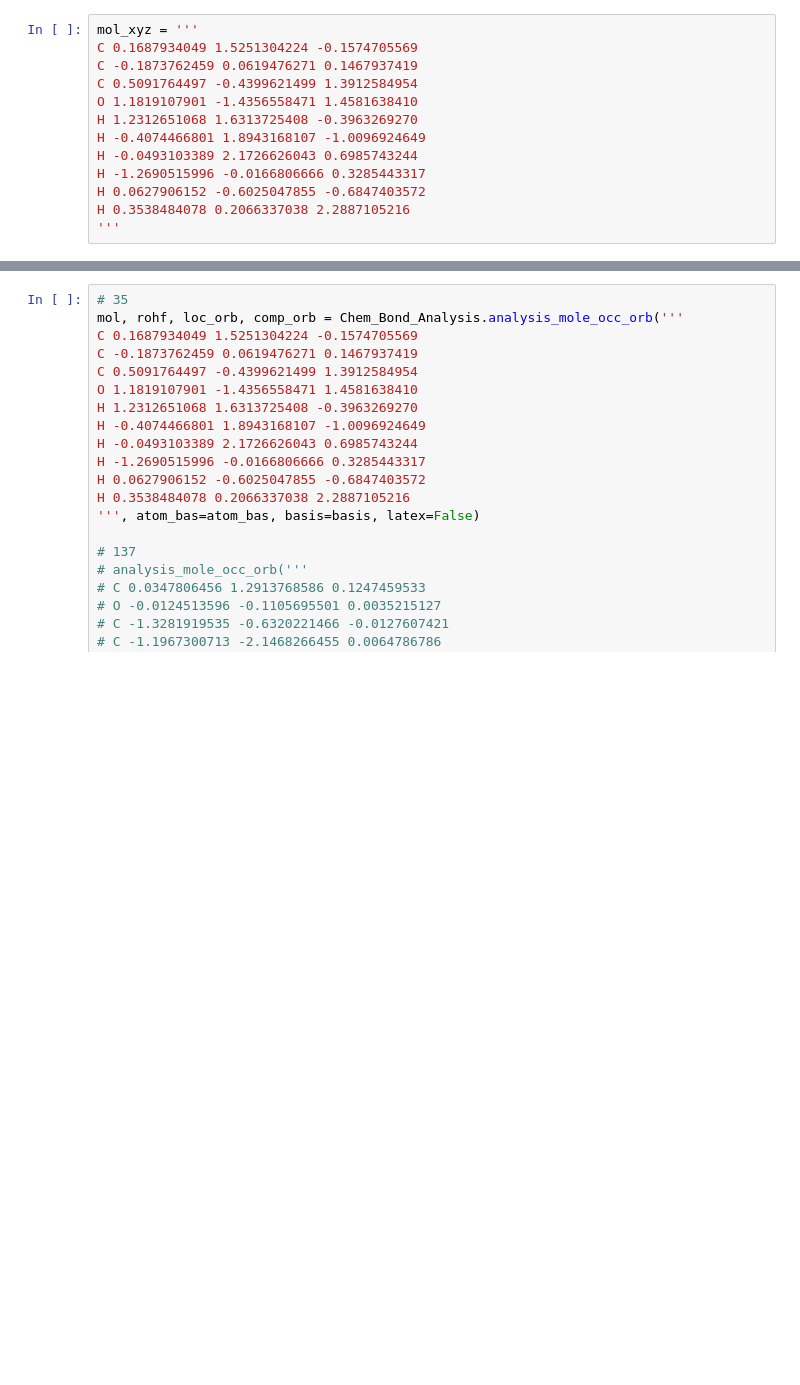
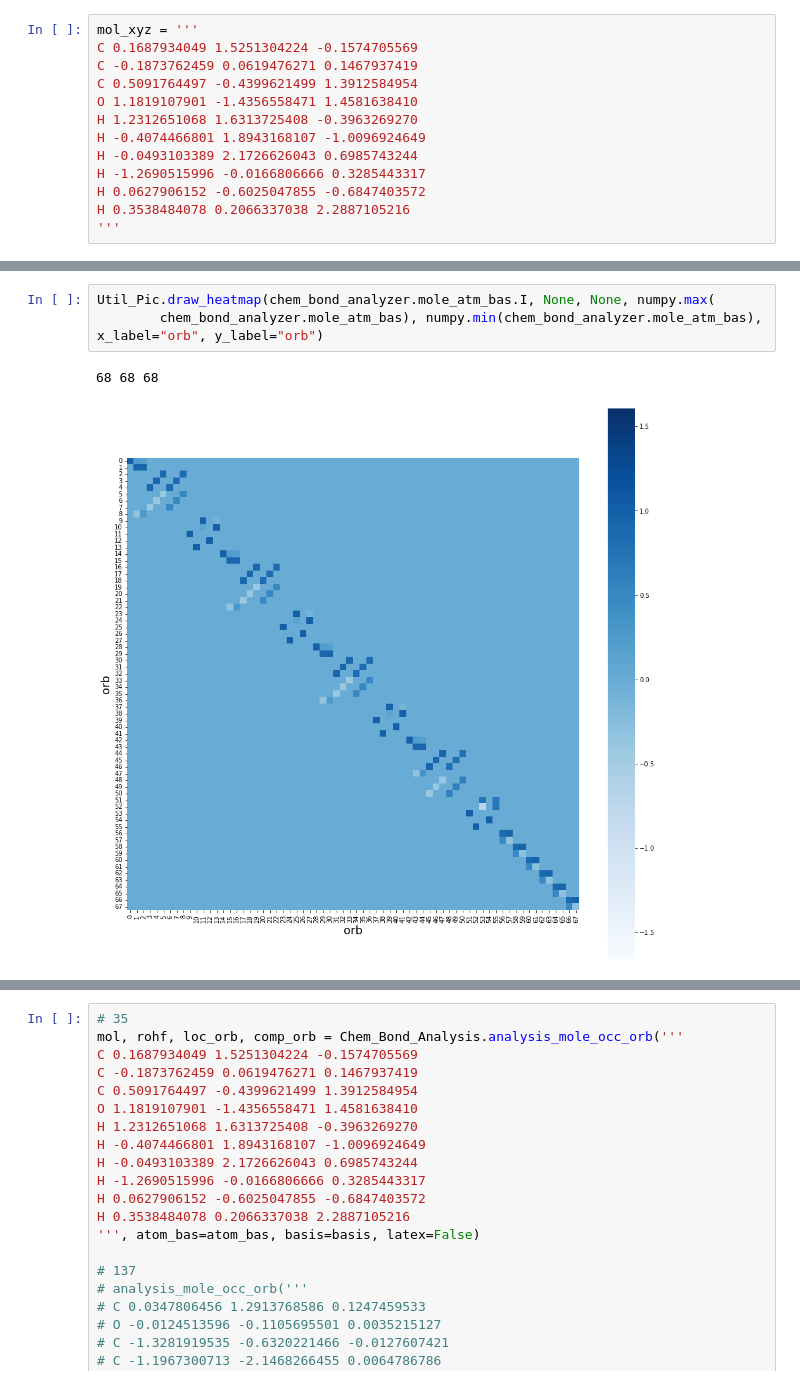
Before and after one commit to NingZhang1/pyscf_util, a Jupyter notebook: develop_pyscf.ipynb, the cells around one changed output, grey strips where cells are left out. Saved outputs shown, nothing was run; the diff lists cells and outputs as text; blank space fills up the shorter version.

```diff
--- a/develop_pyscf.ipynb
+++ b/develop_pyscf.ipynb
@@ -39,3 +121,9 @@ chem_bond_analyzer.check_cnvg_orb_proj_atm_occ_vir()
+# %%
+Util_Pic.draw_heatmap(chem_bond_analyzer.mole_atm_bas.I, None, None, numpy.max(
+        chem_bond_analyzer.mole_atm_bas), numpy.min(chem_bond_analyzer.mole_atm_bas), x_label="orb", y_label="orb")
+# %% [output]
+68 68 68
+[figure, added]
 # %%
 chem_bond_analyzer.check_cnvg_orb_proj_atm_occ()
 chem_bond_analyzer.e_tot
```
Also changed, not shown: parts of 19 cells of this notebook, 3 other files.
